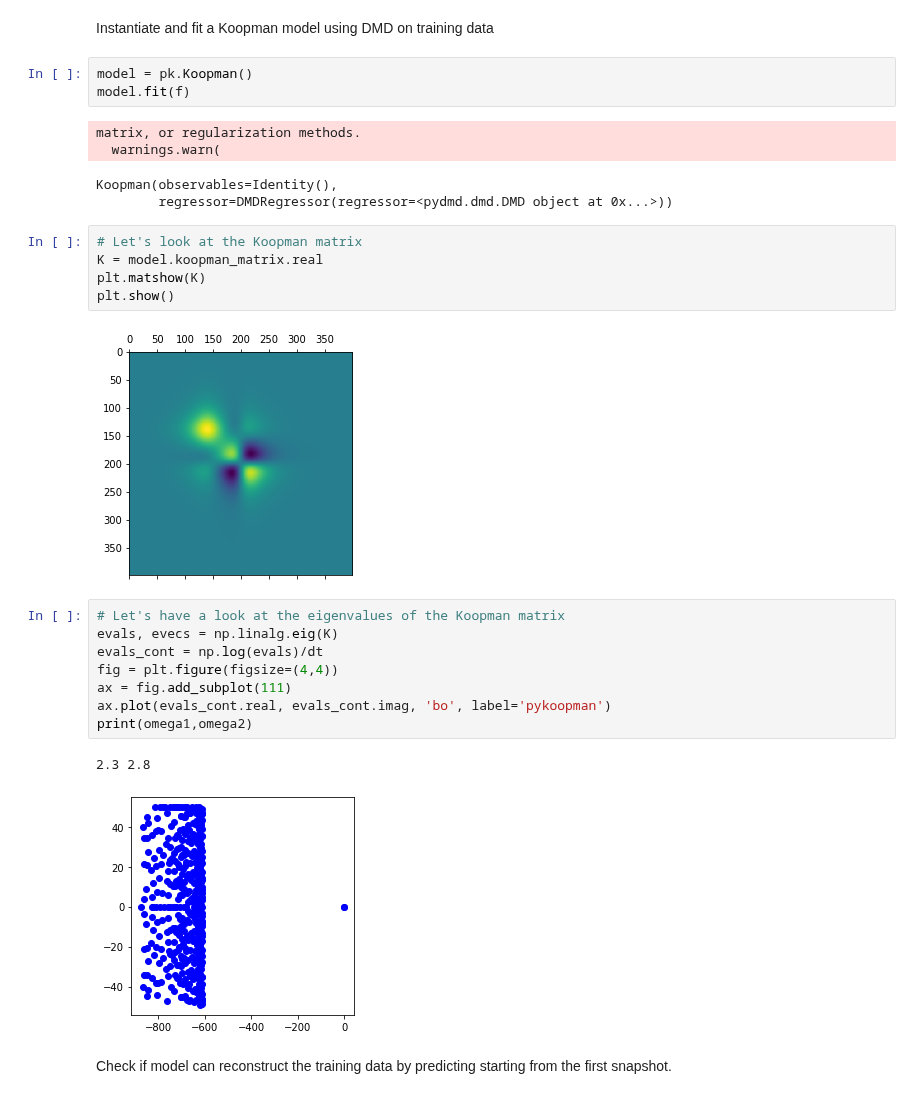
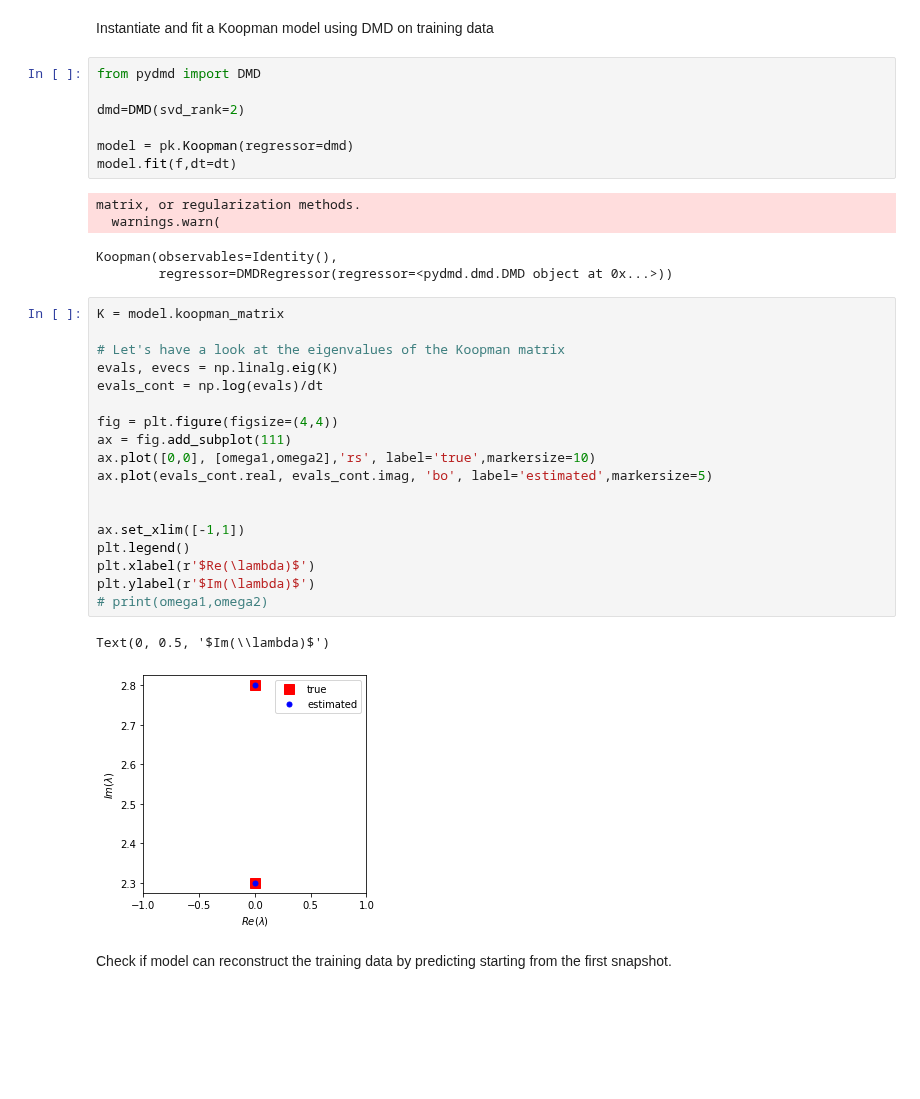
Before and after one commit to dynamicslab/pykoopman, a Jupyter notebook: examples/tutorial_dmd_separating_two_mixed_signals.ipynb, the cells around one changed output. Saved outputs shown, nothing was run; the diff lists cells and outputs as text; blank space fills up the shorter version.

```diff
--- a/examples/tutorial_koopman_linearsystem.ipynb
+++ b/examples/tutorial_dmd_separating_two_mixed_signals.ipynb
@@ -82,32 +82,39 @@ plot_dynamics(Xgrid, Tgrid, f2, fig=fig, title=r'$f_2(x,t)$', subplot=133)
 [figure]
 # %% [markdown]
 Instantiate and fit a Koopman model using DMD on training data
-# %%
-model = pk.Koopman()
-model.fit(f)
-# %% [output]
-matrix, or regularization methods.
-  warnings.warn(
-Koopman(observables=Identity(),
-        regressor=DMDRegressor(regressor=<pydmd.dmd.DMD object at 0x...>))
-# %%
-# Let's look at the Koopman matrix
-K = model.koopman_matrix.real
-plt.matshow(K)
-plt.show()
-# %% [output]
-[figure, removed]
+# %%
+from pydmd import DMD
+
+dmd=DMD(svd_rank=2)
+
+model = pk.Koopman(regressor=dmd)
+model.fit(f,dt=dt)
+# %% [output]
+matrix, or regularization methods.
+  warnings.warn(
+Koopman(observables=Identity(),
+        regressor=DMDRegressor(regressor=<pydmd.dmd.DMD object at 0x...>))
 # %%
+K = model.koopman_matrix
+
 # Let's have a look at the eigenvalues of the Koopman matrix
 evals, evecs = np.linalg.eig(K)
 evals_cont = np.log(evals)/dt
+
 fig = plt.figure(figsize=(4,4))
 ax = fig.add_subplot(111)
-ax.plot(evals_cont.real, evals_cont.imag, 'bo', label='pykoopman')
-print(omega1,omega2)
+ax.plot([0,0], [omega1,omega2],'rs', label='true',markersize=10)
+ax.plot(evals_cont.real, evals_cont.imag, 'bo', label='estimated',markersize=5)
+
+
+ax.set_xlim([-1,1])
+plt.legend()
+plt.xlabel(r'$Re(\lambda)$')
+plt.ylabel(r'$Im(\lambda)$')
+# print(omega1,omega2)
 # %% [output]
-2.3 2.8
+Text(0, 0.5, '$Im(\\lambda)$')
-[figure, old version]
+[figure, new version]
 # %% [markdown]
 Check if model can reconstruct the training data by predicting starting from the first snapshot.
 # %%
```
Also changed, not shown: parts of 1 cell of this notebook, 9 other files.
